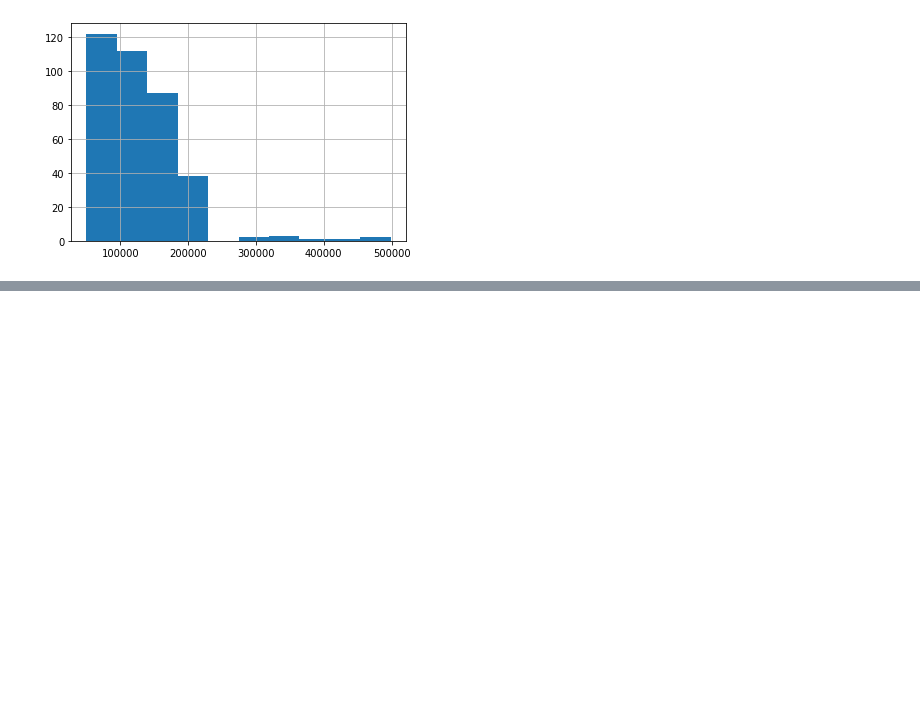
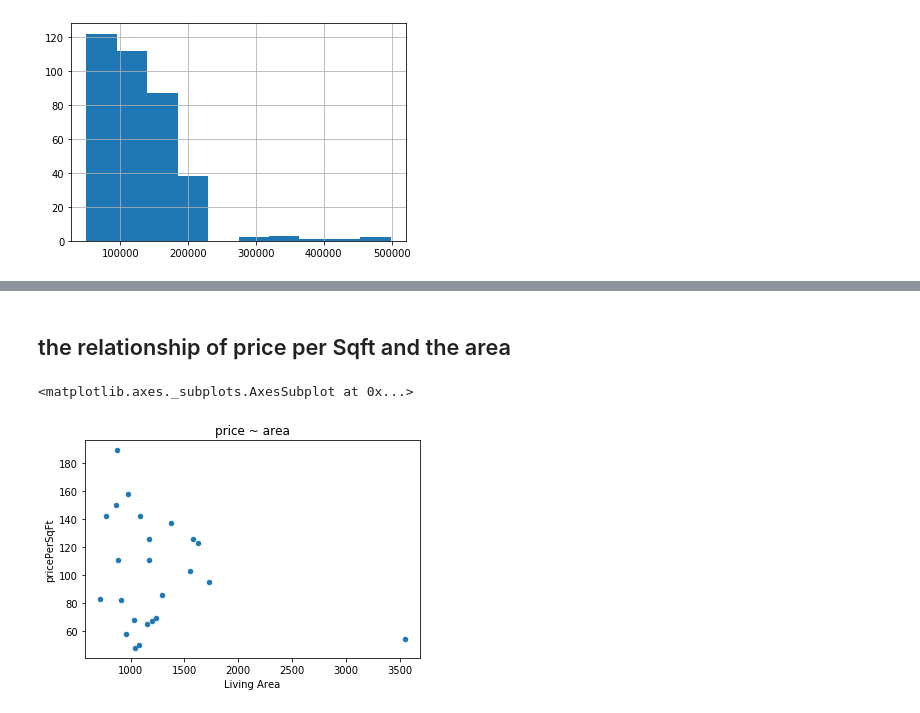
Before and after one commit to DamonChen-slu/hds5210-2022, a Jupyter notebook: Final-2022/Final_project_saint_louis_house_price.ipynb, the cells around one changed output, grey strips where cells are left out. Cells and saved outputs as stored; diff of their text form; code cells hidden in the pictures; blank space fills up the shorter version.

```diff
--- a/Final-2022/Final_project_saint_louis_house_price.ipynb
+++ b/Final-2022/Final_project_saint_louis_house_price.ipynb
@@ -323,4 +318,13 @@ count         25.00000
 Name: Price, dtype: float64
+# %% [markdown]
+## the relationship of price per Sqft and the area
+# %%
+file1_price_area = total[['Living Area','pricePerSqFt']]
+# %%
+file1_price_area.plot(kind='scatter',x='Living Area',y='pricePerSqFt', title="price ~ area")
+# %% [output]
+<matplotlib.axes._subplots.AxesSubplot at 0x...>
+[figure, added]
 # %%
 a=input('''
 Are you ready to submit your work?
```
Also changed, not shown: parts of 9 cells of this notebook.
